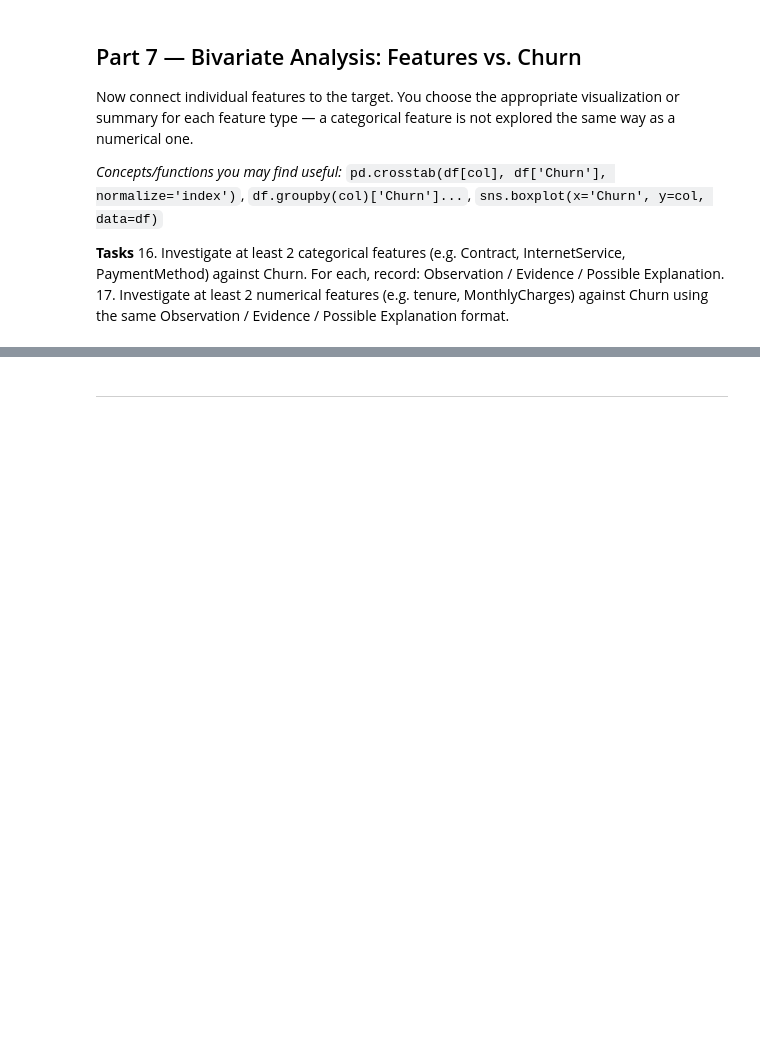
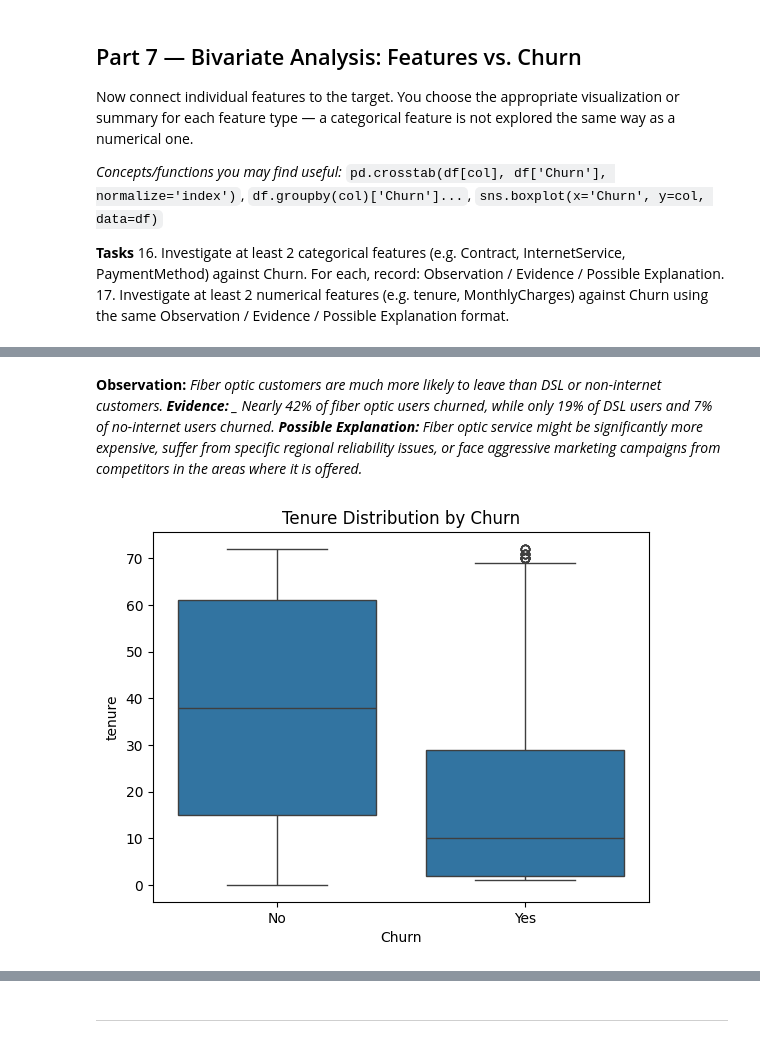
Before and after one commit to sinyaakumarii/lab2_sinya_churn_, a Jupyter notebook: Lab2_Data_Cleaning_EDA_Template.ipynb, the cells around one changed output, grey strips where cells are left out. Saved outputs shown, nothing was run; the diff lists cells and outputs as text; code cells hidden in the pictures; blank space fills up the shorter version.

```diff
--- a/Lab2_Data_Cleaning_EDA_Template.ipynb
+++ b/Lab2_Data_Cleaning_EDA_Template.ipynb
@@ -336,0 +361,13 @@ Now connect individual features to the target. You choose the appropriate visual
+# %% [markdown]
+**Observation:** _Fiber optic customers are much more likely to leave than DSL or non-internet customers.
+**Evidence:** _ Nearly 42% of fiber optic users churned, while only 19% of DSL users and 7% of no-internet users churned.
+**Possible Explanation:** _Fiber optic service might be significantly more expensive, suffer from specific regional reliability issues, or face aggressive marketing campaigns from competitors in the areas where it is offered.__
+# %%
+# Task 17 — numerical feature 1 vs Churn
+import seaborn as sns
+
+sns.boxplot(x='Churn', y='tenure', data=df)
+plt.title('Tenure Distribution by Churn')
+plt.show()
+# %% [output]
+[figure, added]
```
Also changed, not shown: parts of 31 cells of this notebook, 1 other file.
